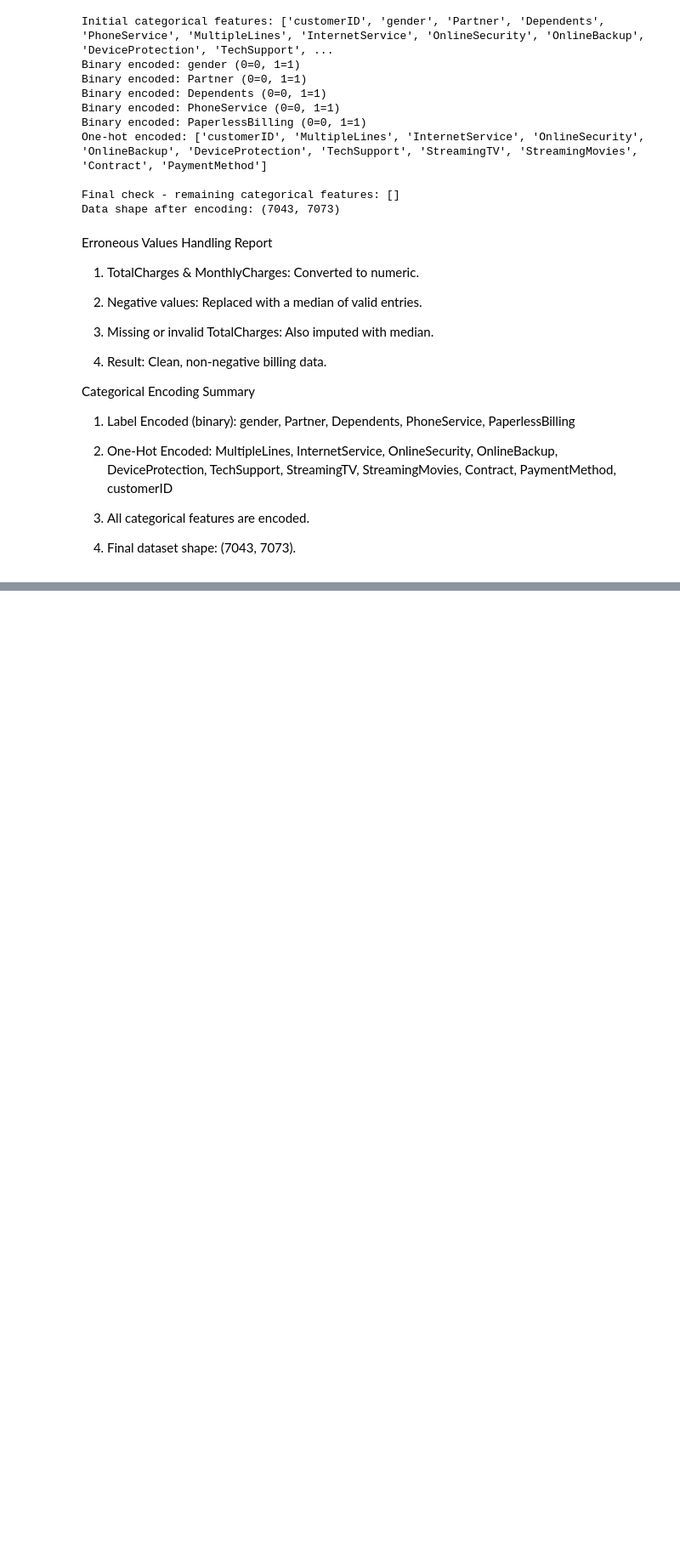
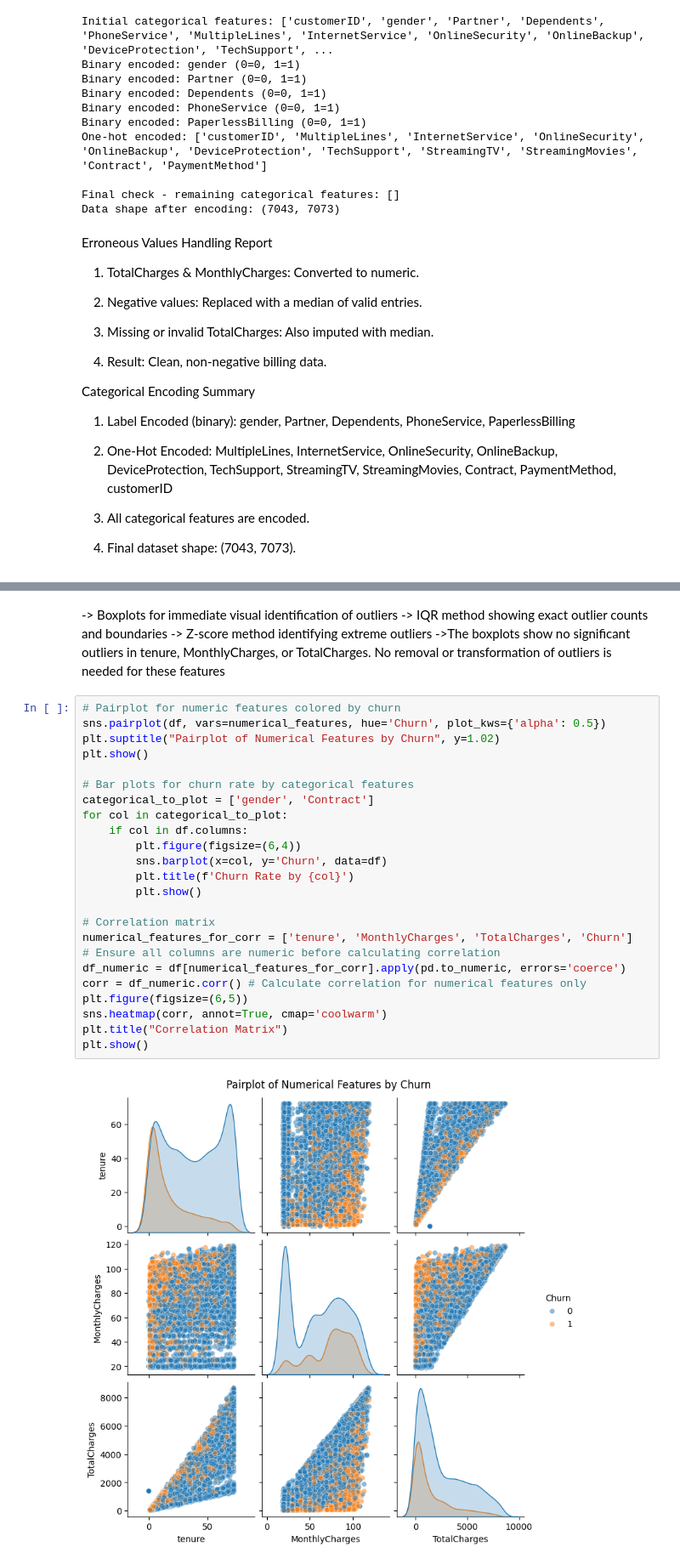
Before and after one commit to VijayKumarAvula13/telco-customer-churn-analysis, a Jupyter notebook: notebooks/EDA_telco_customer_churn.ipynb, the cells around one changed output, grey strips where cells are left out. Shown at 85% size. Cells and saved outputs as stored; diff of their text form; blank space fills up the shorter version.

```diff
--- a/notebooks/EDA_telco_customer_churn.ipynb
+++ b/notebooks/EDA_telco_customer_churn.ipynb
@@ -407,0 +588,31 @@ Categorical Encoding Summary
+# %% [markdown]
+-> Boxplots for immediate visual identification of outliers
+-> IQR method showing exact outlier counts and boundaries
+-> Z-score method identifying extreme outliers
+->The boxplots show no significant outliers in tenure, MonthlyCharges, or TotalCharges. No removal or transformation of outliers is needed for these features
+# %%
+# Pairplot for numeric features colored by churn
+sns.pairplot(df, vars=numerical_features, hue='Churn', plot_kws={'alpha': 0.5})
+plt.suptitle("Pairplot of Numerical Features by Churn", y=1.02)
+plt.show()
+
+# Bar plots for churn rate by categorical features
+categorical_to_plot = ['gender', 'Contract']
+for col in categorical_to_plot:
+    if col in df.columns:
+        plt.figure(figsize=(6,4))
+        sns.barplot(x=col, y='Churn', data=df)
+        plt.title(f'Churn Rate by {col}')
+        plt.show()
+
+# Correlation matrix
+numerical_features_for_corr = ['tenure', 'MonthlyCharges', 'TotalCharges', 'Churn']
+# Ensure all columns are numeric before calculating correlation
+df_numeric = df[numerical_features_for_corr].apply(pd.to_numeric, errors='coerce')
+corr = df_numeric.corr() # Calculate correlation for numerical features only
+plt.figure(figsize=(6,5))
+sns.heatmap(corr, annot=True, cmap='coolwarm')
+plt.title("Correlation Matrix")
+plt.show()
+# %% [output]
+[figure, added]
```
Also changed, not shown: parts of 8 cells of this notebook.
